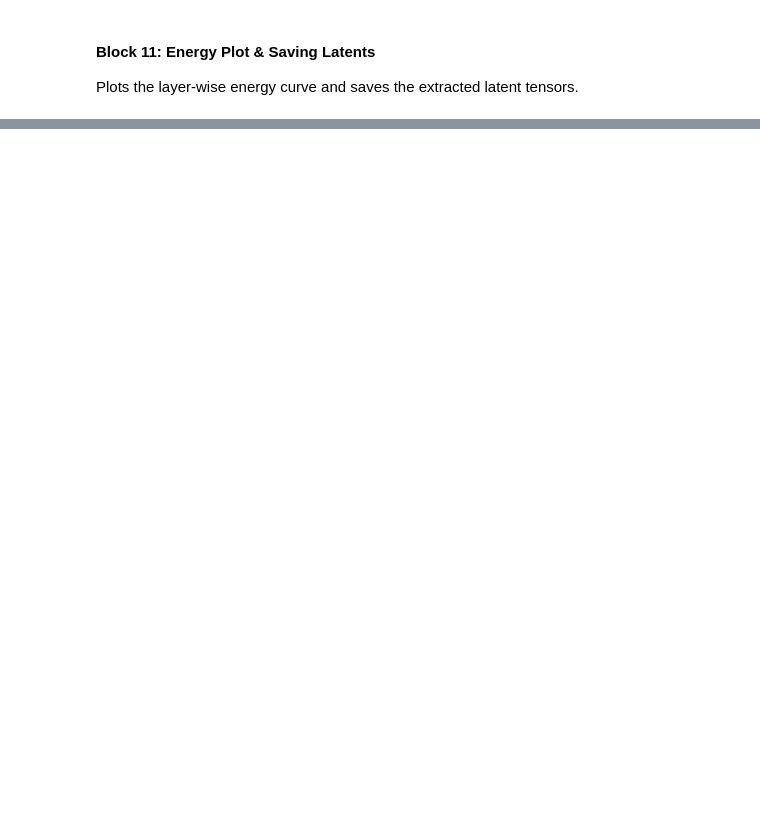
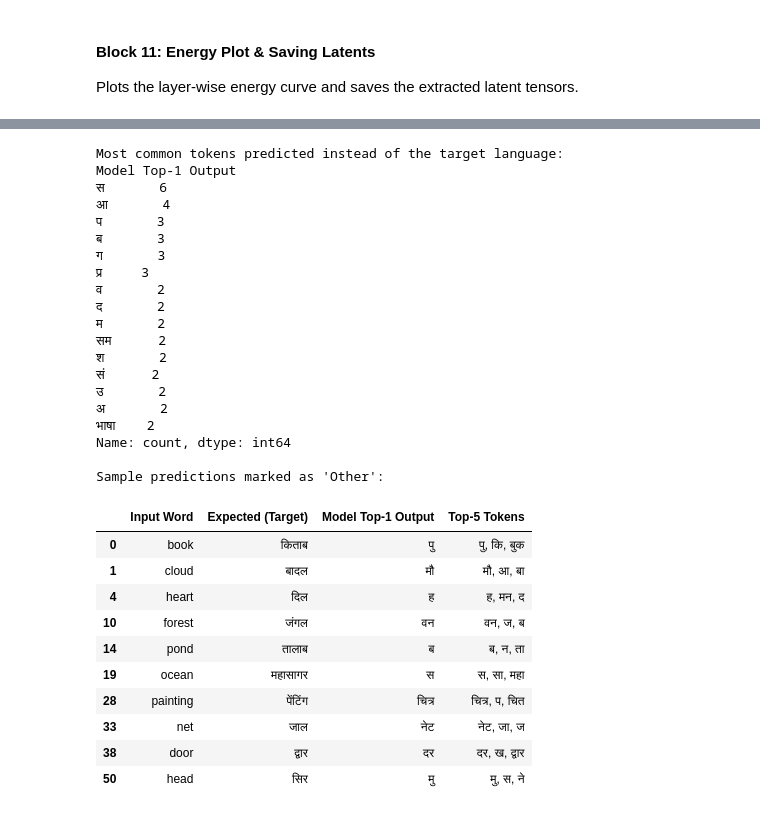
Before and after one commit to LEZEgit/btp-concept-space-language-analysis, a Jupyter notebook: Dataset_Creation/Translation Experiment/new_experiment.ipynb, the cells around one changed output, grey strips where cells are left out. Drawn from its saved outputs; the diff is of its cells as text; code cells hidden in the pictures; blank space fills up the shorter version.

```diff
--- a/Dataset_Creation/Translation Experiment/new_experiment.ipynb
+++ b/Dataset_Creation/Translation Experiment/new_experiment.ipynb
@@ -513,0 +705,39 @@ torch.save(lang_probs, f'{save_path}/{model_size}_{input_lang}_{target_lang}_lan
+# %%
+# Inspect what the model is actually predicting instead of Tamil
+print("Most common tokens predicted instead of the target language:")
+print(eval_df['Model Top-1 Output'].value_counts().head(15))
+
+print("\nSample predictions marked as 'Other':")
+display(eval_df[eval_df['Predicted Language'] == 'Other'][['Input Word', 'Expected (Target)', 'Model Top-1 Output', 'Top-5 Tokens']].head(10))
+# %% [output]
+Most common tokens predicted instead of the target language:
+Model Top-1 Output
+स       6
+आ       4
+प       3
+ब       3
+ग       3
+प्र     3
+व       2
+द       2
+म       2
+सम      2
+श       2
+सं      2
+उ       2
+अ       2
+भाषा    2
+Name: count, dtype: int64
+
+Sample predictions marked as 'Other':
+|  | Input Word | Expected (Target) | Model Top-1 Output | Top-5 Tokens |
+| 0 | book | किताब | पु | पु, कि, बुक |
+| 1 | cloud | बादल | मौ | मौ, आ, बा |
+| 4 | heart | दिल | ह | ह, मन, द |
+| 10 | forest | जंगल | वन | वन, ज, ब |
+| 14 | pond | तालाब | ब | ब, न, ता |
+| 19 | ocean | महासागर | स | स, सा, महा |
+| 28 | painting | पेंटिंग | चित्र | चित्र, प, चित |
+| 33 | net | जाल | नेट | नेट, जा, ज |
+| 38 | door | द्वार | दर | दर, ख, द्वार |
+| 50 | head | सिर | मु | मु, स, ने |
```
Also changed, not shown: parts of 16 cells of this notebook, 45 other files.
